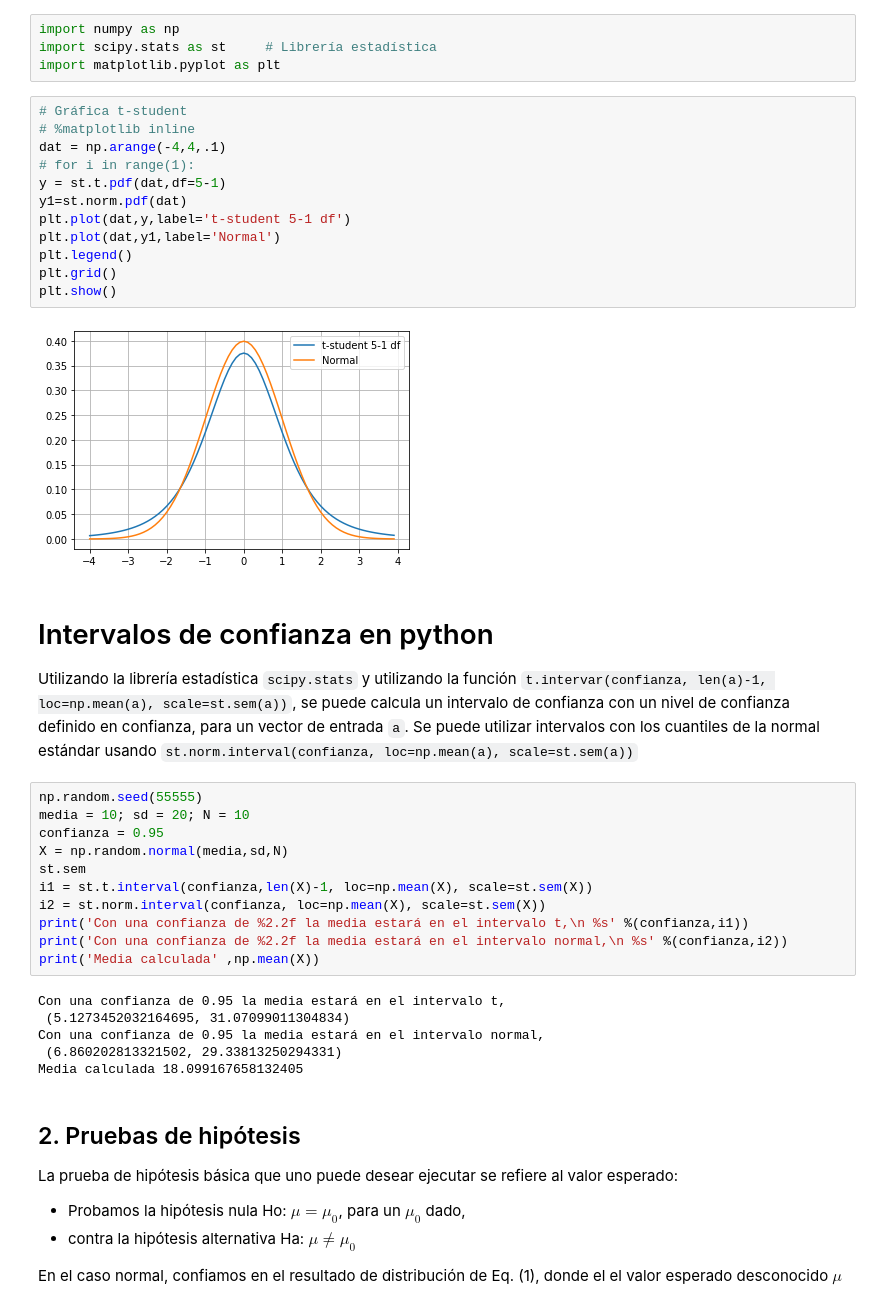
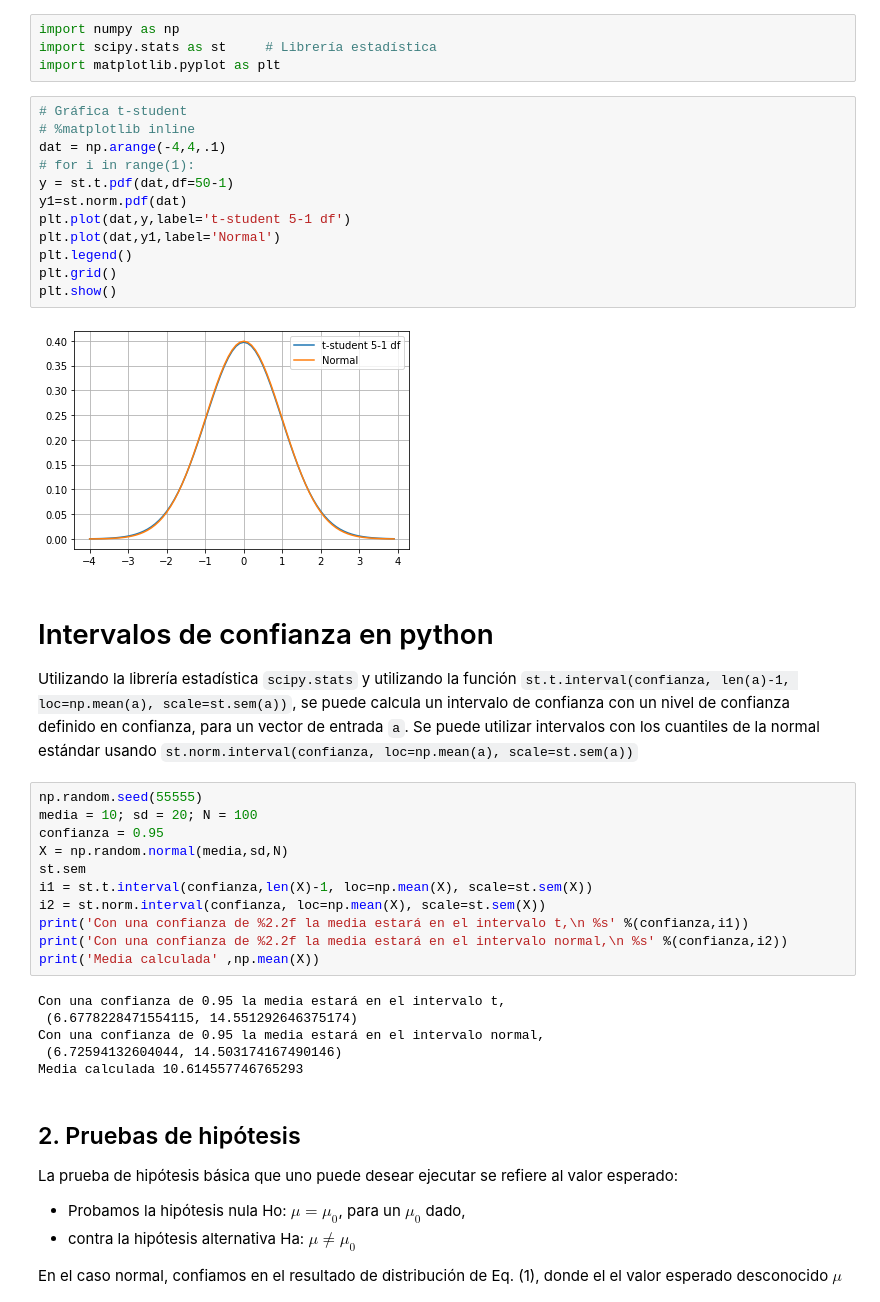
Before and after one commit to RodrigoOsuna/SPF-2020-I-G2, a Jupyter notebook: TEMA-2/Clase16_PruebasDeBondadYAjuste.ipynb, the cells around one changed output. Saved outputs shown, nothing was run; the diff lists cells and outputs as text.

```diff
--- a/TEMA-2/Clase16_PruebasDeBondadYAjuste.ipynb
+++ b/TEMA-2/Clase16_PruebasDeBondadYAjuste.ipynb
@@ -41,24 +41,24 @@ import matplotlib.pyplot as plt
 # %%
 # Gráfica t-student
 # %matplotlib inline
 dat = np.arange(-4,4,.1)
 # for i in range(1):
-y = st.t.pdf(dat,df=5-1)
+y = st.t.pdf(dat,df=50-1)
 y1=st.norm.pdf(dat)
 plt.plot(dat,y,label='t-student 5-1 df')
 plt.plot(dat,y1,label='Normal')
 plt.legend()
 plt.grid()
 plt.show()
 # %% [output]
-[figure, old version]
+[figure, new version]
 # %% [markdown]
 # Intervalos de confianza en python
 
-Utilizando la librería estadística `scipy.stats` y utilizando la función `t.intervar(confianza, len(a)-1, loc=np.mean(a), scale=st.sem(a))`, se puede calcula un intervalo de confianza con un nivel de confianza definido en confianza, para un vector de entrada `a`. Se puede utilizar intervalos con los cuantiles de la normal estándar usando `st.norm.interval(confianza, loc=np.mean(a), scale=st.sem(a))`
+Utilizando la librería estadística `scipy.stats` y utilizando la función `st.t.interval(confianza, len(a)-1, loc=np.mean(a), scale=st.sem(a))`, se puede calcula un intervalo de confianza con un nivel de confianza definido en confianza, para un vector de entrada `a`. Se puede utilizar intervalos con los cuantiles de la normal estándar usando `st.norm.interval(confianza, loc=np.mean(a), scale=st.sem(a))`
 # %%
 np.random.seed(55555)
-media = 10; sd = 20; N = 10
+media = 10; sd = 20; N = 100
 confianza = 0.95
 X = np.random.normal(media,sd,N)
 st.sem
@@ -69,10 +69,10 @@ print('Con una confianza de %2.2f la media estará en el intervalo normal,\n %s'
 print('Media calculada' ,np.mean(X))
 # %% [output]
 Con una confianza de 0.95 la media estará en el intervalo t,
- (5.1273452032164695, 31.07099011304834)
+ (6.6778228471554115, 14.551292646375174)
 Con una confianza de 0.95 la media estará en el intervalo normal,
- (6.860202813321502, 29.33813250294331)
-Media calculada 18.099167658132405
+ (6.72594132604044, 14.503174167490146)
+Media calculada 10.614557746765293
 # %% [markdown]
 ## 2. Pruebas de hipótesis
 
```
Also changed, not shown: parts of 7 cells of this notebook, 2 other files.
